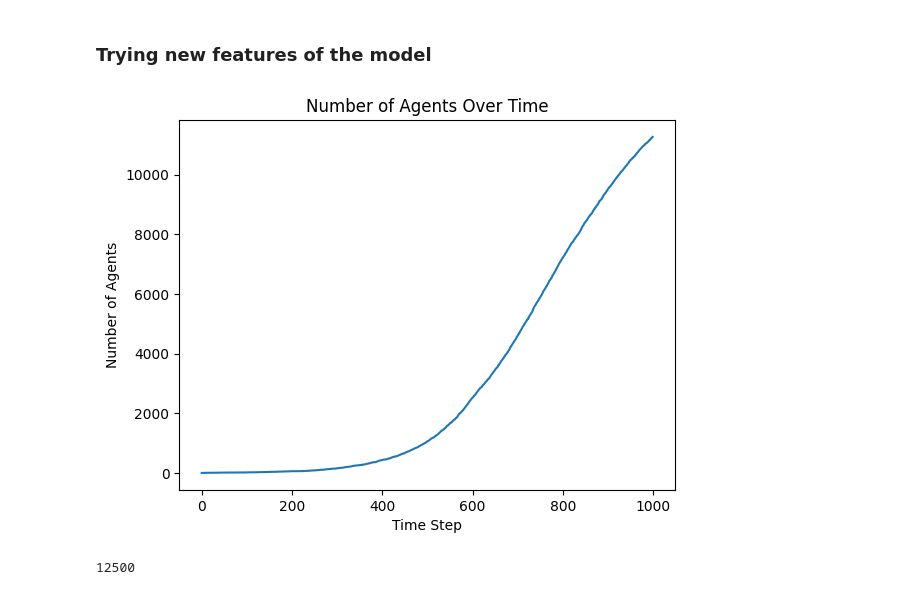
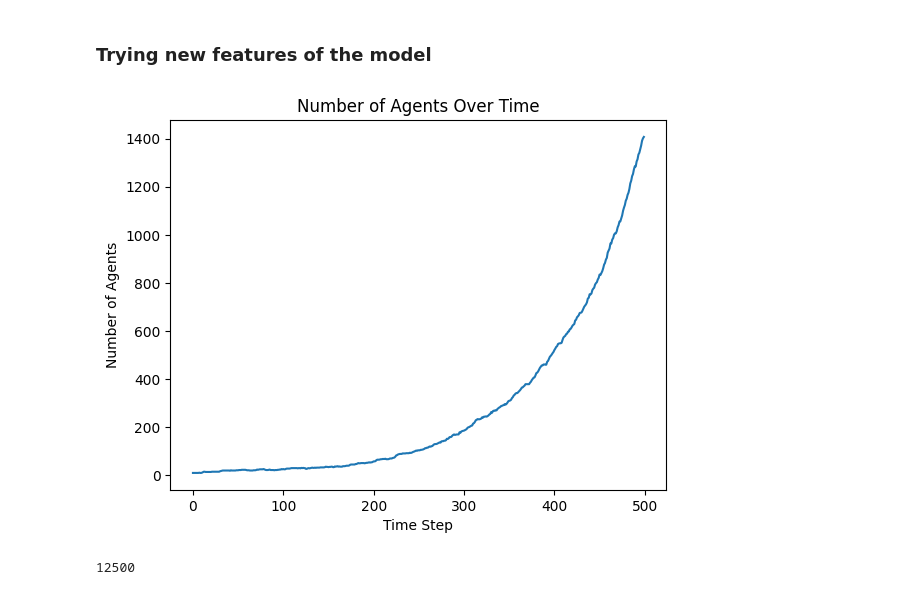
Before and after one commit to IlyaSchneider10/BottMedical_Microbiome, a Jupyter notebook: Play_around.ipynb, the cells around one changed output. Cells and saved outputs as stored; diff of their text form; code cells hidden in the pictures.

Commit message:
Both bacteria types done
-Both bacteria grow according to the energy flow
-Antibiotic subtracts bacteria's energy from netto energy and causes its death through shrinkage

```diff
--- a/Play_around.ipynb
+++ b/Play_around.ipynb
@@ -8,30 +8,30 @@ from Model_Ilya_Play import *
 ### Trying new features of the model
 # %%
 #Making x steps with in the model
-x = 1000
+x = 500
 
-model = Microbiome(0, 10, False, 50, 50)
+model = Microbiome(10, 0, False, 50, 50)
 for i in range(x):
     model.step()
 
 # Check the numbers of agents
 
 agent_num_data = model.datacollector.get_model_vars_dataframe()
-num_of_agents = agent_num_data.loc[:,"Type_a_2"]
+num_of_agents = agent_num_data.loc[:,"Type_a_1"]
 number_of_time_steps = agent_num_data.index
 
 # Plotting the number of agents over time
 plt.plot(number_of_time_steps, num_of_agents)
 
 # Adding labels and title
 plt.xlabel('Time Step')
 plt.ylabel('Number of Agents')
 plt.title('Number of Agents Over Time')
 
 # Displaying the plot
 plt.show()
 # %% [output]
-[figure, old version]
+[figure, new version]
 # %%
 50*50*5
 # %% [output]
```
Also changed, not shown: 2 other files.
